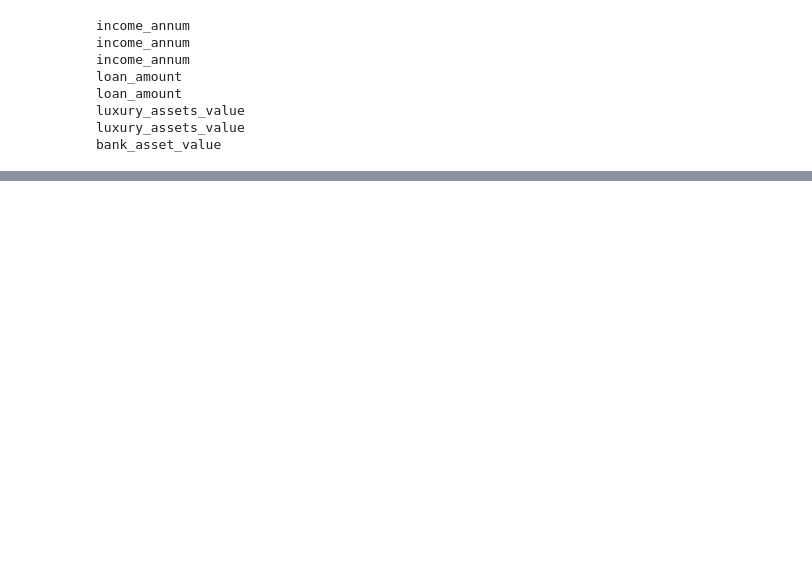
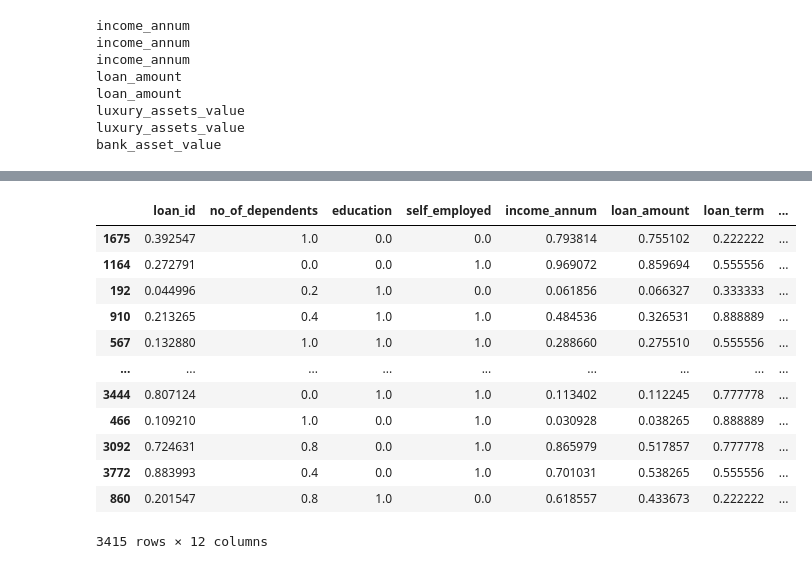
Before and after one commit to vj0246/Loan-Approval-Credit-Risk-Predictor, a Jupyter notebook: Notebooks/models.ipynb, the cells around one changed output, grey strips where cells are left out. Saved outputs shown, nothing was run; the diff lists cells and outputs as text; code cells hidden in the pictures; blank space fills up the shorter version.

```diff
--- a/Notebooks/models.ipynb
+++ b/Notebooks/models.ipynb
@@ -102,2 +114,18 @@ X_train.head()
+# %%
+X_train_normalized
+# %% [output]
+|  | loan_id | no_of_dependents | education | self_employed | income_annum | loan_amount | loan_term | ... |
+| 1675 | 0.392547 | 1.0 | 0.0 | 0.0 | 0.793814 | 0.755102 | 0.222222 | ... |
+| 1164 | 0.272791 | 0.0 | 0.0 | 1.0 | 0.969072 | 0.859694 | 0.555556 | ... |
+| 192 | 0.044996 | 0.2 | 1.0 | 0.0 | 0.061856 | 0.066327 | 0.333333 | ... |
+| 910 | 0.213265 | 0.4 | 1.0 | 1.0 | 0.484536 | 0.326531 | 0.888889 | ... |
+| 567 | 0.132880 | 1.0 | 1.0 | 1.0 | 0.288660 | 0.275510 | 0.555556 | ... |
+| ... | ... | ... | ... | ... | ... | ... | ... | ... |
+| 3444 | 0.807124 | 0.0 | 1.0 | 1.0 | 0.113402 | 0.112245 | 0.777778 | ... |
+| 466 | 0.109210 | 1.0 | 0.0 | 1.0 | 0.030928 | 0.038265 | 0.888889 | ... |
+| 3092 | 0.724631 | 0.8 | 0.0 | 1.0 | 0.865979 | 0.517857 | 0.777778 | ... |
+| 3772 | 0.883993 | 0.4 | 0.0 | 1.0 | 0.701031 | 0.538265 | 0.555556 | ... |
+| 860 | 0.201547 | 0.8 | 1.0 | 0.0 | 0.618557 | 0.433673 | 0.222222 | ... |
+3415 rows × 12 columns
 # %%
 plt.figure(figsize=(10,10))
```
Also changed, not shown: parts of 24 cells of this notebook, 6 other files.
